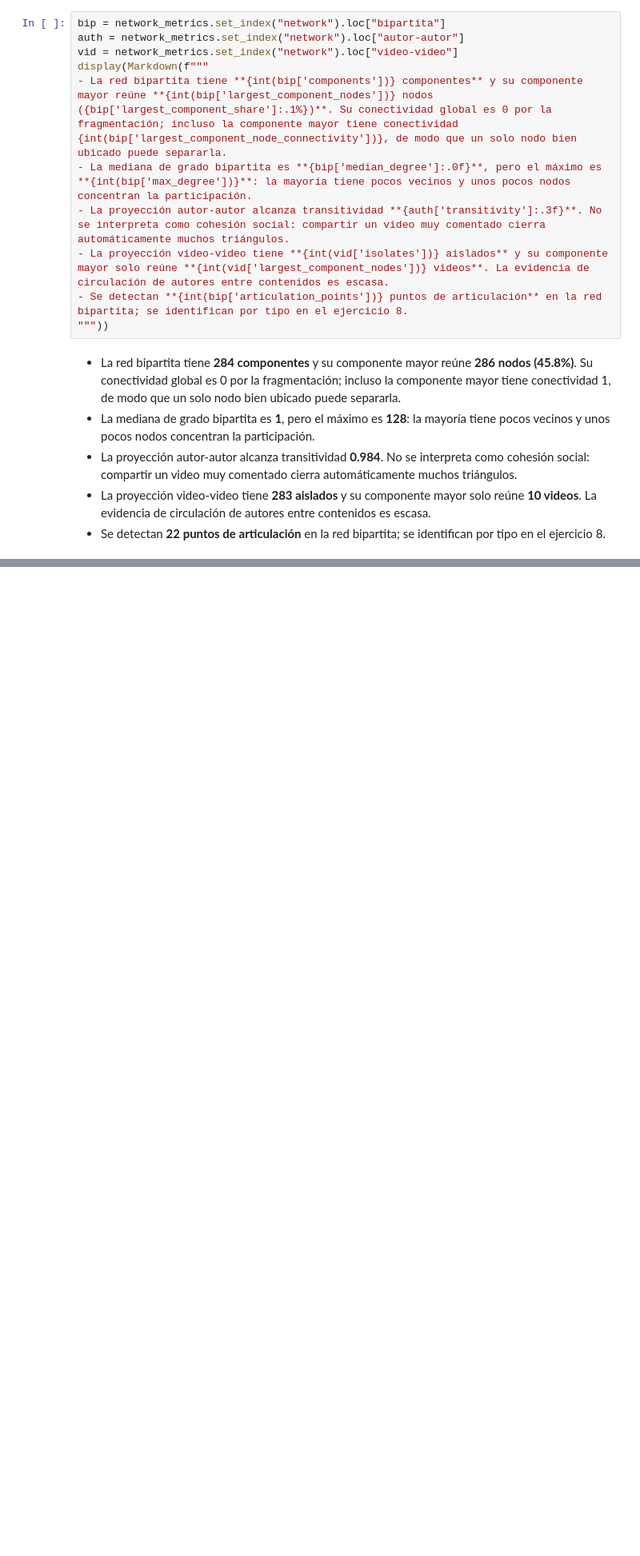
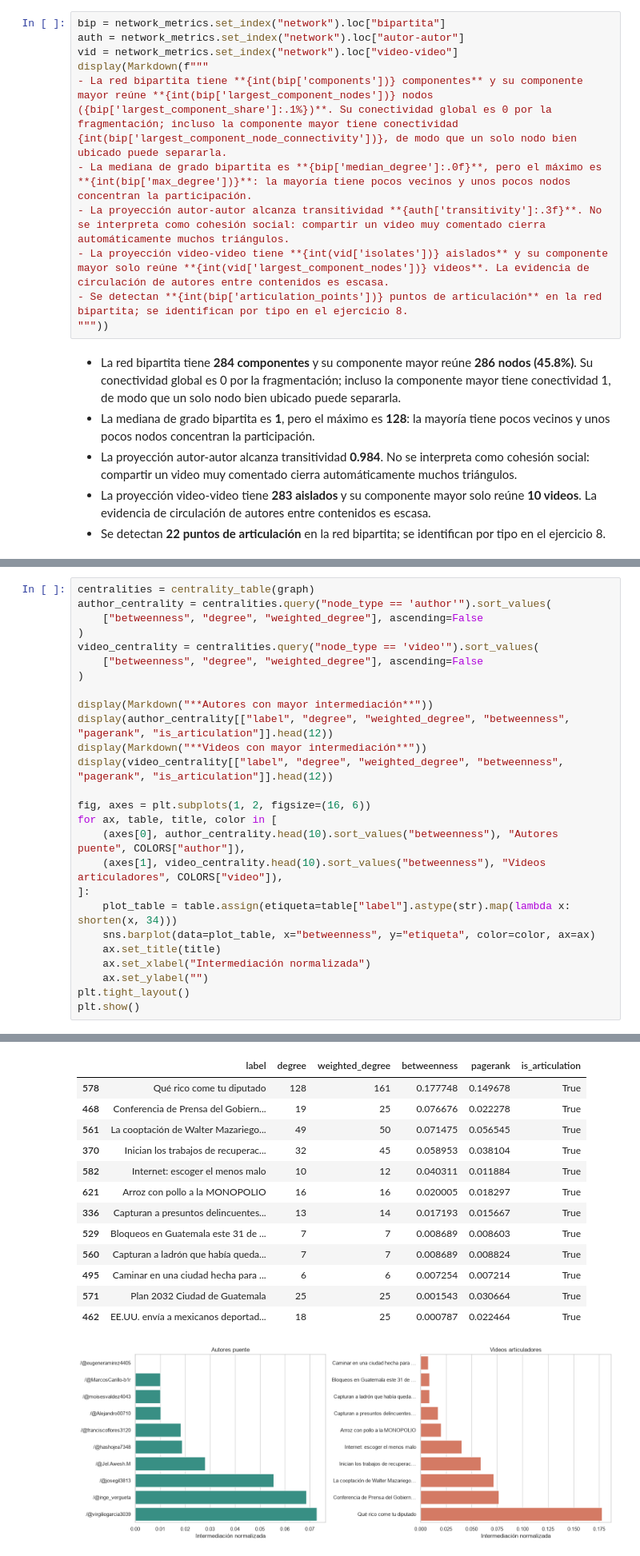
Before and after one commit to Dcextrim/CC3084-Data-Science, a Jupyter notebook: 06_analisis_redes_sociales/notebooks/analisis_redes_sociales.ipynb, the cells around one changed output, grey strips where cells are left out. Shown at 80% size. Cells and saved outputs as stored; diff of their text form; blank space fills up the shorter version.

```diff
--- a/06_analisis_redes_sociales/notebooks/analisis_redes_sociales.ipynb
+++ b/06_analisis_redes_sociales/notebooks/analisis_redes_sociales.ipynb
@@ -1198,0 +1328,27 @@ display(Markdown(f"""
+# %%
+centralities = centrality_table(graph)
+author_centrality = centralities.query("node_type == 'author'").sort_values(
+    ["betweenness", "degree", "weighted_degree"], ascending=False
+)
+video_centrality = centralities.query("node_type == 'video'").sort_values(
+    ["betweenness", "degree", "weighted_degree"], ascending=False
+)
+
+display(Markdown("**Autores con mayor intermediación**"))
+display(author_centrality[["label", "degree", "weighted_degree", "betweenness", "pagerank", "is_articulation"]].head(12))
+display(Markdown("**Videos con mayor intermediación**"))
+display(video_centrality[["label", "degree", "weighted_degree", "betweenness", "pagerank", "is_articulation"]].head(12))
+
+fig, axes = plt.subplots(1, 2, figsize=(16, 6))
+for ax, table, title, color in [
+    (axes[0], author_centrality.head(10).sort_values("betweenness"), "Autores puente", COLORS["author"]),
+    (axes[1], video_centrality.head(10).sort_values("betweenness"), "Videos articuladores", COLORS["video"]),
+]:
+    plot_table = table.assign(etiqueta=table["label"].astype(str).map(lambda x: shorten(x, 34)))
+    sns.barplot(data=plot_table, x="betweenness", y="etiqueta", color=color, ax=ax)
+    ax.set_title(title)
+    ax.set_xlabel("Intermediación normalizada")
+    ax.set_ylabel("")
+plt.tight_layout()
+plt.show()
+# %% [output]
@@ -1198,0 +1370,14 @@ display(Markdown(f"""
+|  | label | degree | weighted_degree | betweenness | pagerank | is_articulation |
+| 578 | Qué rico come tu diputado | 128 | 161 | 0.177748 | 0.149678 | True |
+| 468 | Conferencia de Prensa del Gobiern... | 19 | 25 | 0.076676 | 0.022278 | True |
+| 561 | La cooptación de Walter Mazariego... | 49 | 50 | 0.071475 | 0.056545 | True |
+| 370 | Inician los trabajos de recuperac... | 32 | 45 | 0.058953 | 0.038104 | True |
+| 582 | Internet: escoger el menos malo | 10 | 12 | 0.040311 | 0.011884 | True |
+| 621 | Arroz con pollo a la MONOPOLIO | 16 | 16 | 0.020005 | 0.018297 | True |
+| 336 | Capturan a presuntos delincuentes... | 13 | 14 | 0.017193 | 0.015667 | True |
+| 529 | Bloqueos en Guatemala este 31 de ... | 7 | 7 | 0.008689 | 0.008603 | True |
+| 560 | Capturan a ladrón que había queda... | 7 | 7 | 0.008689 | 0.008824 | True |
+| 495 | Caminar en una ciudad hecha para ... | 6 | 6 | 0.007254 | 0.007214 | True |
+| 571 | Plan 2032 Ciudad de Guatemala | 25 | 25 | 0.001543 | 0.030664 | True |
+| 462 | EE.UU. envía a mexicanos deportad... | 18 | 25 | 0.000787 | 0.022464 | True |
+[figure, added]
```
Also changed, not shown: parts of 23 cells of this notebook.
